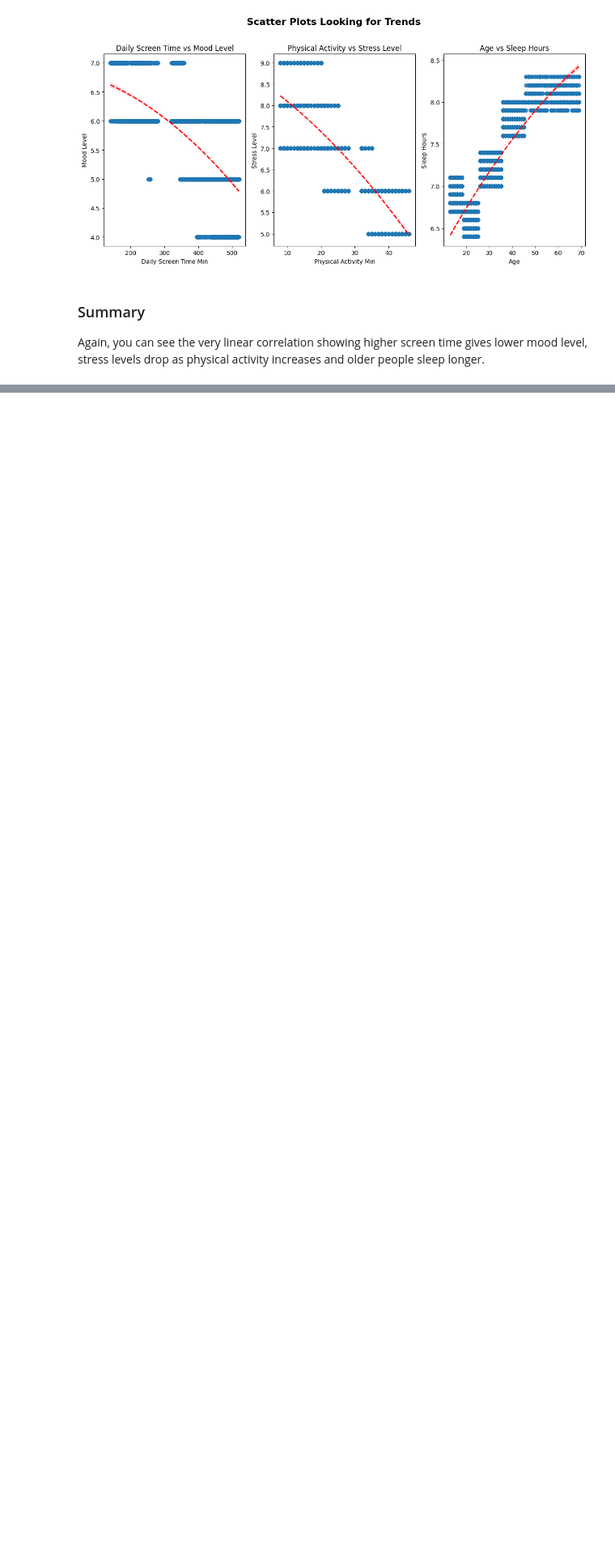
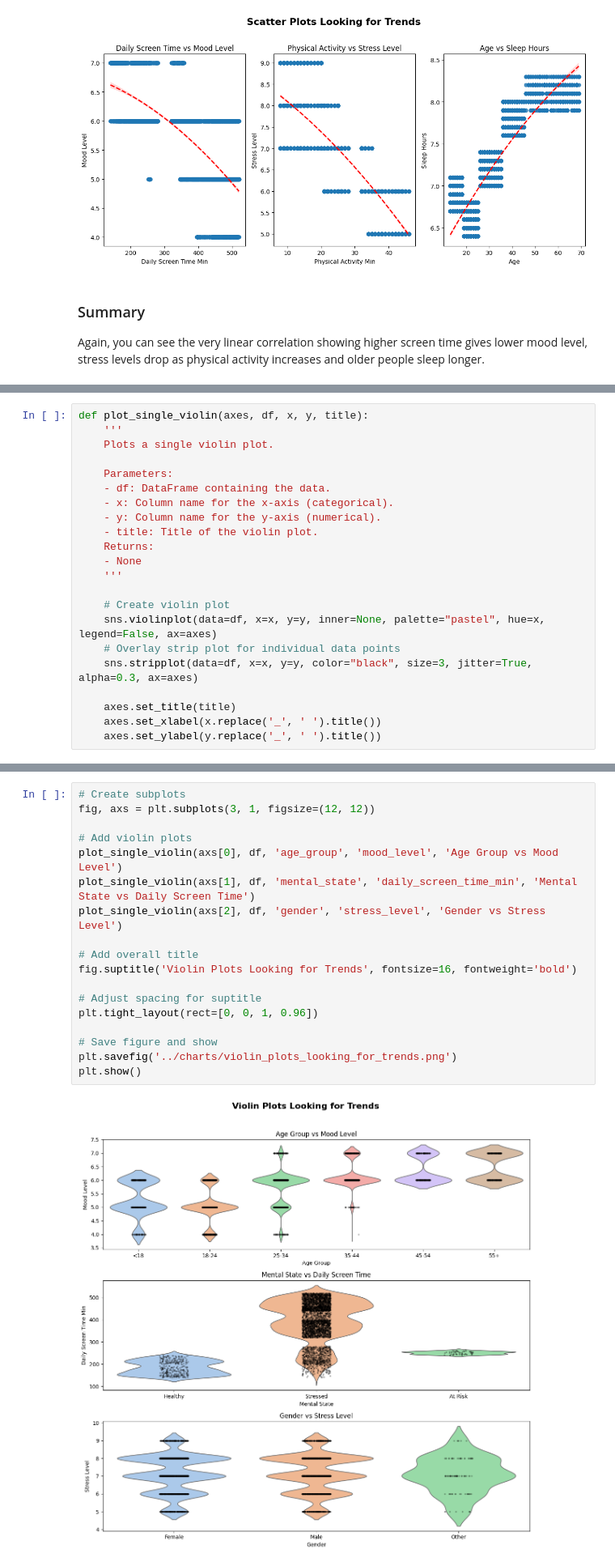
Before and after one commit to petedanielsmith/social-media-effect-on-mental-health, a Jupyter notebook: jupyter_notebooks/02_eda_exploratory_data_analysis.ipynb, the cells around one changed output, grey strips where cells are left out. Shown at 81% size. Cells and saved outputs as stored; diff of their text form; blank space fills up the shorter version.

Commit message:
Add violin plots by catwgory section to NB02 (#26)

```diff
--- a/jupyter_notebooks/02_eda_exploratory_data_analysis.ipynb
+++ b/jupyter_notebooks/02_eda_exploratory_data_analysis.ipynb
@@ -201,0 +206,22 @@ Again, you can see the very linear correlation showing higher screen time gives
+# %%
+def plot_single_violin(axes, df, x, y, title):
+    '''
+    Plots a single violin plot.
+
+    Parameters:
+    - df: DataFrame containing the data.
+    - x: Column name for the x-axis (categorical).
+    - y: Column name for the y-axis (numerical).
+    - title: Title of the violin plot.
+    Returns:
+    - None
+    '''
+
+    # Create violin plot
+    sns.violinplot(data=df, x=x, y=y, inner=None, palette="pastel", hue=x, legend=False, ax=axes)
+    # Overlay strip plot for individual data points
+    sns.stripplot(data=df, x=x, y=y, color="black", size=3, jitter=True, alpha=0.3, ax=axes)
+
+    axes.set_title(title)
+    axes.set_xlabel(x.replace('_', ' ').title())
+    axes.set_ylabel(y.replace('_', ' ').title())
@@ -201,0 +230,20 @@ Again, you can see the very linear correlation showing higher screen time gives
+# %%
+# Create subplots
+fig, axs = plt.subplots(3, 1, figsize=(12, 12))
+
+# Add violin plots
+plot_single_violin(axs[0], df, 'age_group', 'mood_level', 'Age Group vs Mood Level')
+plot_single_violin(axs[1], df, 'mental_state', 'daily_screen_time_min', 'Mental State vs Daily Screen Time')
+plot_single_violin(axs[2], df, 'gender', 'stress_level', 'Gender vs Stress Level')
+
+# Add overall title
+fig.suptitle('Violin Plots Looking for Trends', fontsize=16, fontweight='bold')
+
+# Adjust spacing for suptitle
+plt.tight_layout(rect=[0, 0, 1, 0.96])
+
+# Save figure and show
+plt.savefig('../charts/violin_plots_looking_for_trends.png')
+plt.show()
+# %% [output]
+[figure, added]
```
Also changed, not shown: parts of 3 cells of this notebook, 2 other files.
